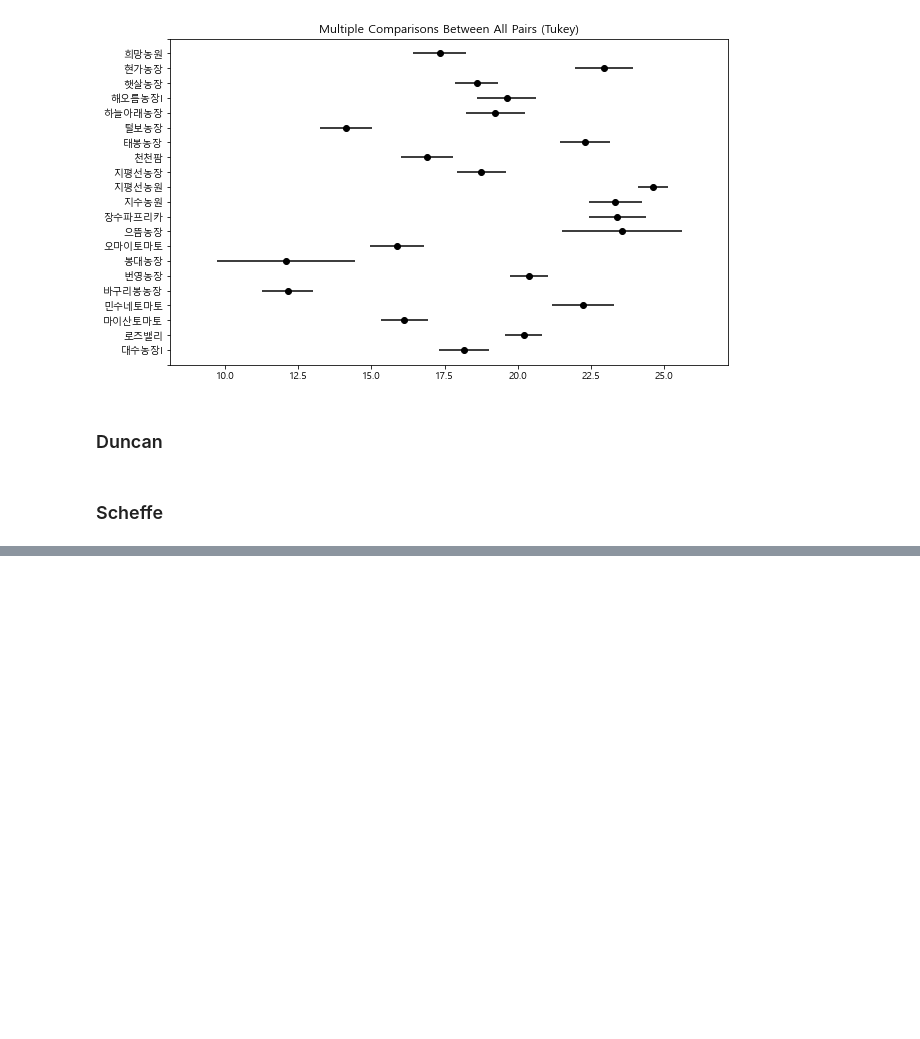
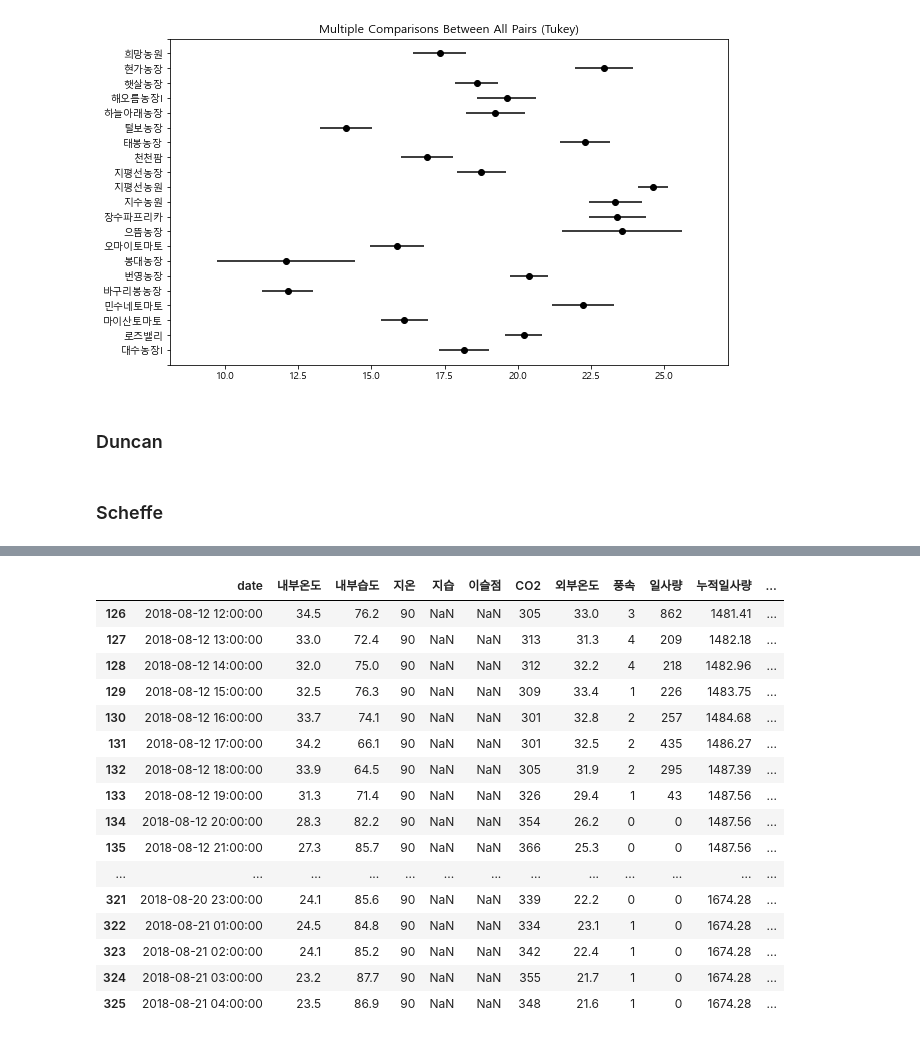
Before and after one commit to meucham11/nong_intern, a Jupyter notebook: 생육_농가별비교.ipynb, the cells around one changed output, grey strips where cells are left out. Saved outputs shown, nothing was run; the diff lists cells and outputs as text; code cells hidden in the pictures; blank space fills up the shorter version.

```diff
--- a/생육_농가별비교.ipynb
+++ b/생육_농가별비교.ipynb
@@ -201,0 +197,7 @@ fig = posthoc.plot_simultaneous()
+# %%
+def env_data_load(env_farm_name):
+    n = 'C:\\농업기술원\\1차\\2018\\2018-2019 토마토_환경(원본)/'+env_farm_name+'.xlsx'
+    col = ['date', '내부온도', '내부습도', '지온', '지습', '이슬점', 'CO2', '외부온도', '풍속', '일사량', '누적일사량','강우', '포화수분', '절대습도', '수분부족분', '이중창환기온도', '환기온도', '난방온도']
+    env = pd.read_excel(n)
+    env = env[col]
+    return env
@@ -201,0 +287,20 @@ fig = posthoc.plot_simultaneous()
+# %%
+env_data.head(200)
+# %% [output]
+|  | date | 내부온도 | 내부습도 | 지온 | 지습 | 이슬점 | CO2 | 외부온도 | 풍속 | 일사량 | 누적일사량 | ... |
+| 126 | 2018-08-12 12:00:00 | 34.5 | 76.2 | 90 | NaN | NaN | 305 | 33.0 | 3 | 862 | 1481.41 | ... |
+| 127 | 2018-08-12 13:00:00 | 33.0 | 72.4 | 90 | NaN | NaN | 313 | 31.3 | 4 | 209 | 1482.18 | ... |
+| 128 | 2018-08-12 14:00:00 | 32.0 | 75.0 | 90 | NaN | NaN | 312 | 32.2 | 4 | 218 | 1482.96 | ... |
+| 129 | 2018-08-12 15:00:00 | 32.5 | 76.3 | 90 | NaN | NaN | 309 | 33.4 | 1 | 226 | 1483.75 | ... |
+| 130 | 2018-08-12 16:00:00 | 33.7 | 74.1 | 90 | NaN | NaN | 301 | 32.8 | 2 | 257 | 1484.68 | ... |
+| 131 | 2018-08-12 17:00:00 | 34.2 | 66.1 | 90 | NaN | NaN | 301 | 32.5 | 2 | 435 | 1486.27 | ... |
+| 132 | 2018-08-12 18:00:00 | 33.9 | 64.5 | 90 | NaN | NaN | 305 | 31.9 | 2 | 295 | 1487.39 | ... |
+| 133 | 2018-08-12 19:00:00 | 31.3 | 71.4 | 90 | NaN | NaN | 326 | 29.4 | 1 | 43 | 1487.56 | ... |
+| 134 | 2018-08-12 20:00:00 | 28.3 | 82.2 | 90 | NaN | NaN | 354 | 26.2 | 0 | 0 | 1487.56 | ... |
+| 135 | 2018-08-12 21:00:00 | 27.3 | 85.7 | 90 | NaN | NaN | 366 | 25.3 | 0 | 0 | 1487.56 | ... |
+| ... | ... | ... | ... | ... | ... | ... | ... | ... | ... | ... | ... | ... |
+| 321 | 2018-08-20 23:00:00 | 24.1 | 85.6 | 90 | NaN | NaN | 339 | 22.2 | 0 | 0 | 1674.28 | ... |
+| 322 | 2018-08-21 01:00:00 | 24.5 | 84.8 | 90 | NaN | NaN | 334 | 23.1 | 1 | 0 | 1674.28 | ... |
+| 323 | 2018-08-21 02:00:00 | 24.1 | 85.2 | 90 | NaN | NaN | 342 | 22.4 | 1 | 0 | 1674.28 | ... |
+| 324 | 2018-08-21 03:00:00 | 23.2 | 87.7 | 90 | NaN | NaN | 355 | 21.7 | 1 | 0 | 1674.28 | ... |
+| 325 | 2018-08-21 04:00:00 | 23.5 | 86.9 | 90 | NaN | NaN | 348 | 21.6 | 1 | 0 | 1674.28 | ... |
```
Also changed, not shown: parts of 11 cells of this notebook.
